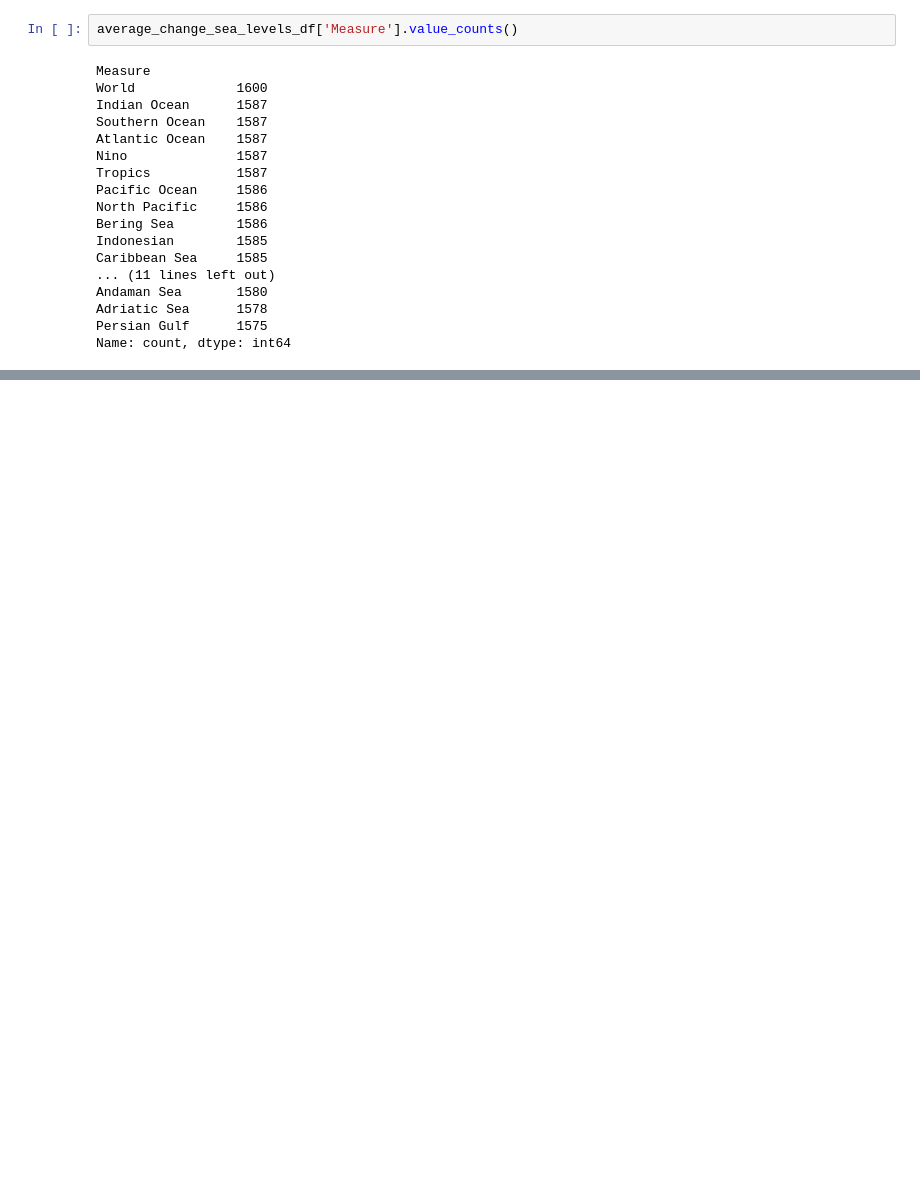
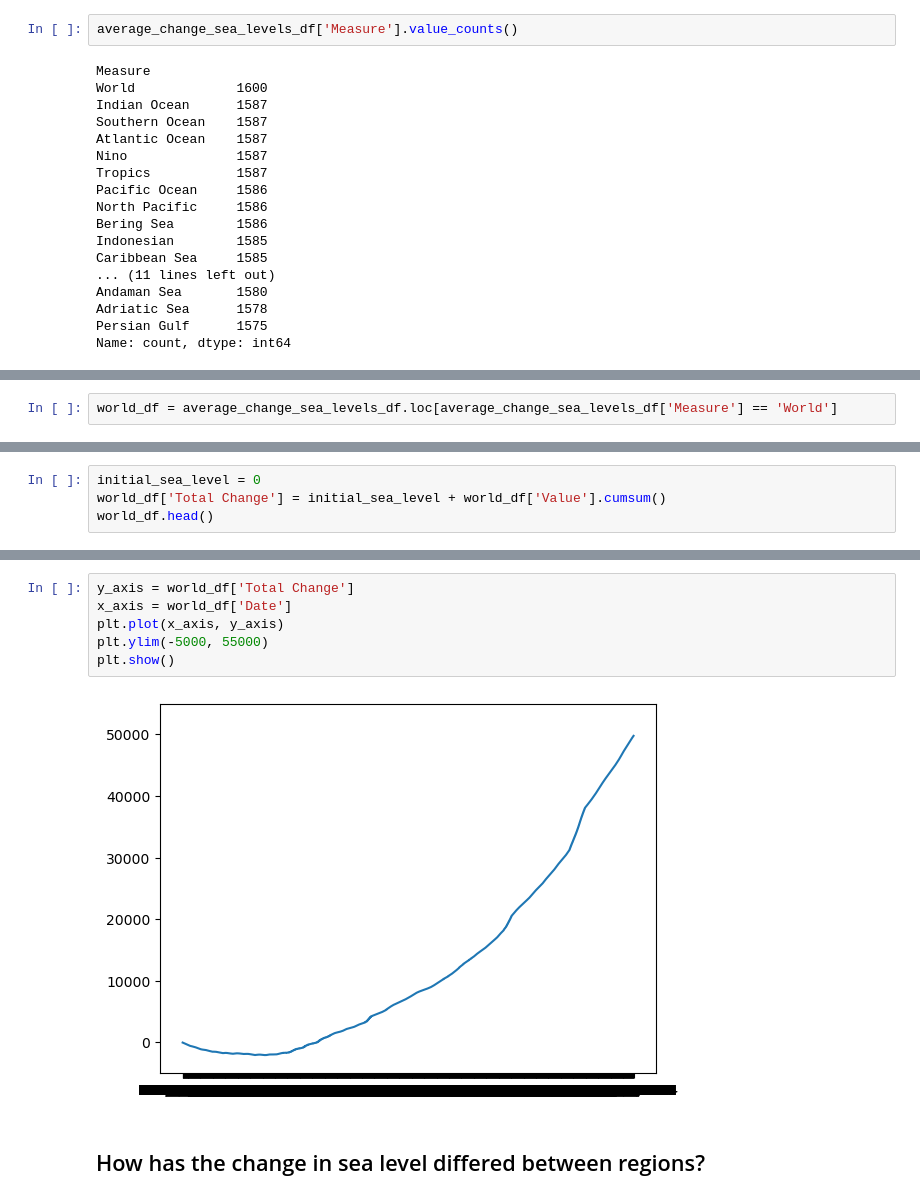
Before and after one commit to Ahshaam/Analysis_of_Sea_Levels, a Jupyter notebook: Project-1/Project_Notebook.ipynb, the cells around one changed output, grey strips where cells are left out. Saved outputs shown, nothing was run; the diff lists cells and outputs as text; blank space fills up the shorter version.

```diff
--- a/Project-1/Project_Notebook.ipynb
+++ b/Project-1/Project_Notebook.ipynb
@@ -44,0 +108,2 @@ Name: count, dtype: int64
+# %%
+world_df = average_change_sea_levels_df.loc[average_change_sea_levels_df['Measure'] == 'World']
@@ -44,0 +112,4 @@ Name: count, dtype: int64
+# %%
+initial_sea_level = 0
+world_df['Total Change'] = initial_sea_level + world_df['Value'].cumsum()
+world_df.head()
@@ -44,0 +128,10 @@ Name: count, dtype: int64
+# %%
+y_axis = world_df['Total Change']
+x_axis = world_df['Date']
+plt.plot(x_axis, y_axis)
+plt.ylim(-5000, 55000)
+plt.show()
+# %% [output]
+[figure, added]
+# %% [markdown]
+## How has the change in sea level differed between regions?
```
Also changed, not shown: parts of 17 cells of this notebook.
